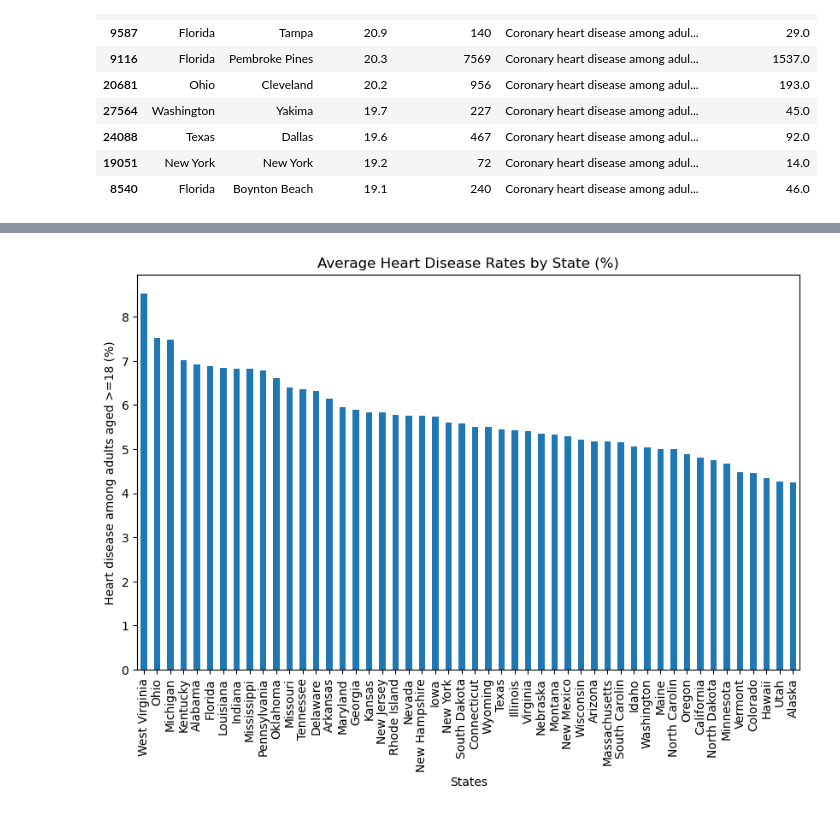
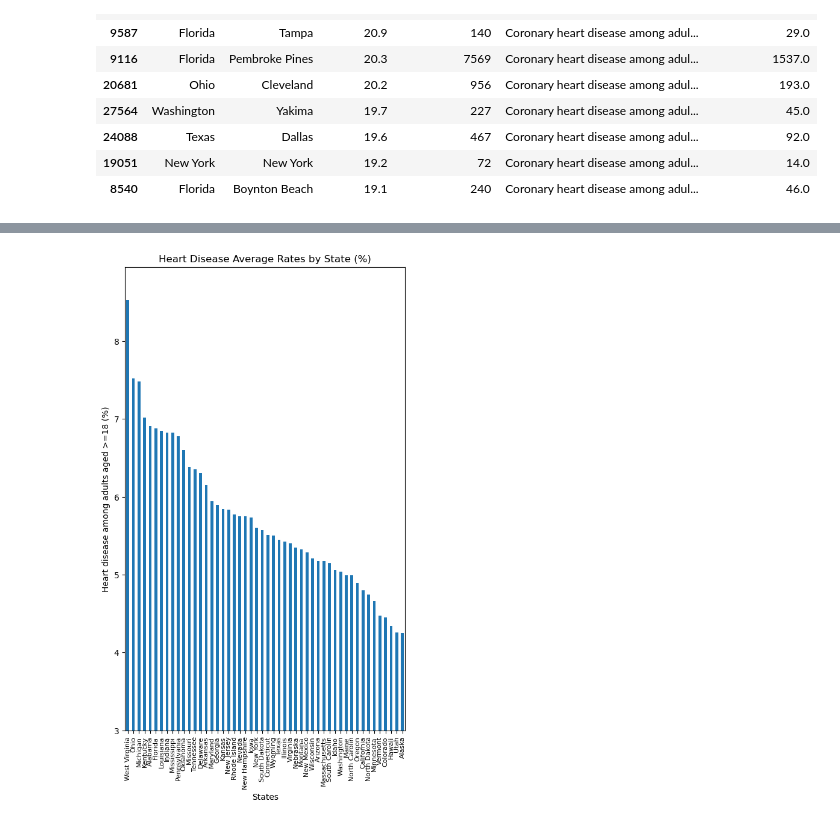
Before and after one commit to divya-jindal/project-1, a Jupyter notebook: MentalHealth_HeartDisease.ipynb, the cells around one changed output, grey strips where cells are left out. Cells and saved outputs as stored; diff of their text form; code cells hidden in the pictures.

```diff
--- a/MentalHealth_HeartDisease.ipynb
+++ b/MentalHealth_HeartDisease.ipynb
@@ -289,18 +294,22 @@ plt.show()
 # %%
 # Group State & Mental Health Data
 heartdisease_bar = heart_diseaseDf.groupby(['StateDesc'])['Data_Value'].mean()
 
-plt.figure(figsize=(10, 6))
+plt.figure(figsize=(6, 10))
 # plot the group in decsending order
 heartdisease_bar.sort_values(ascending=False).plot.bar()
 
 # Label x,y axis & title
 plt.xlabel('States')
 plt.ylabel('Heart disease among adults aged >=18 (%)')
-plt.title('Average Heart Disease Rates by State (%)')
+plt.title('Heart Disease Average Rates by State (%)')
+
+#resize/rescale
+plt.ylim(3)
+plt.xticks(fontsize=8)
 
 plt.show()
 # %% [output]
-[figure, old version]
+[figure, new version]
 # %%
 plt.figure(figsize=(6, 10))
```
Also changed, not shown: parts of 9 cells of this notebook.
